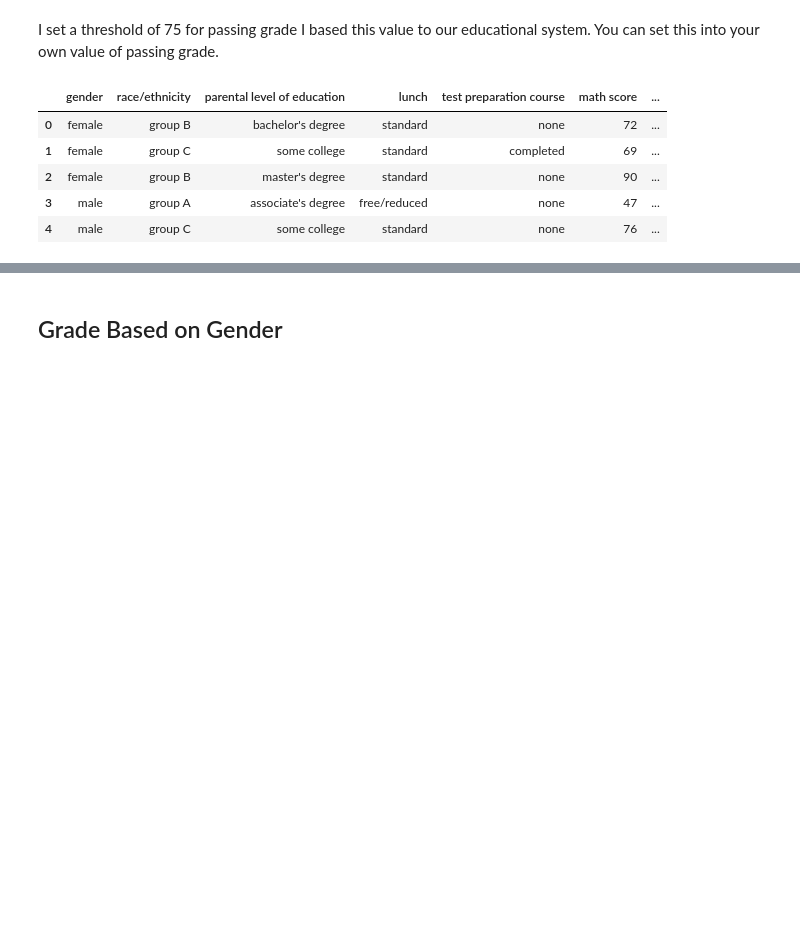
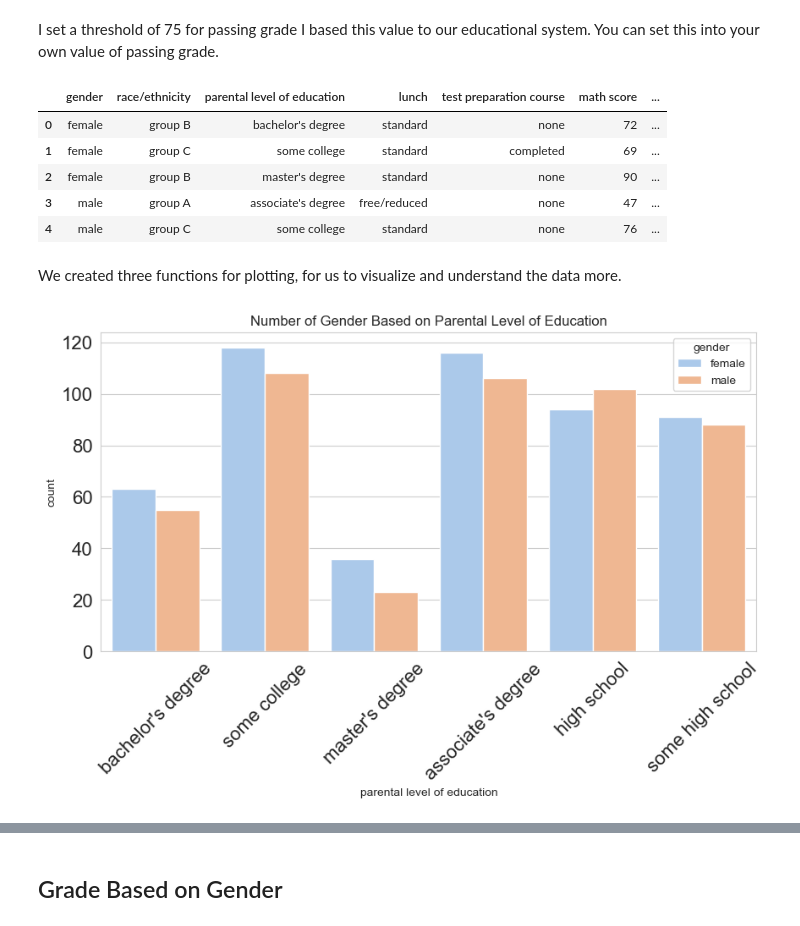
Before and after one commit to Charles2005/Student-Performance-EDA, a Jupyter notebook: Files/students_perf_eda.ipynb, the cells around one changed output, grey strips where cells are left out. Cells and saved outputs as stored; diff of their text form; code cells hidden in the pictures; blank space fills up the shorter version.

```diff
--- a/Files/students_perf_eda.ipynb
+++ b/Files/students_perf_eda.ipynb
@@ -145,3 +145,17 @@ def get_point_plot(x,
     ax.tick_params(labelsize=16)
     ax.set_title(title)
     sns.pointplot(x=x, y=y, hue=hue, data=data, palette=palette, markers=markers, linestyle=linestyle, ax=ax)
+# %% [markdown]
+We created three functions for plotting, for us to visualize and understand the data more.
+# %%
+fig, ax = plt.subplots(figsize=(10, 5), dpi=100)
+ax.tick_params(labelsize=16)
+ax.set_title("Number of Gender Based on Parental Level of Education")
+sns.countplot(x="parental level of education",
+             hue="gender",
+             data=df,
+             palette="pastel",
+             ax=ax)
+ax.set_xticklabels(ax.get_xticklabels(), rotation=45);
+# %% [output]
+[figure, added]
```
Also changed, not shown: parts of 22 cells of this notebook.
